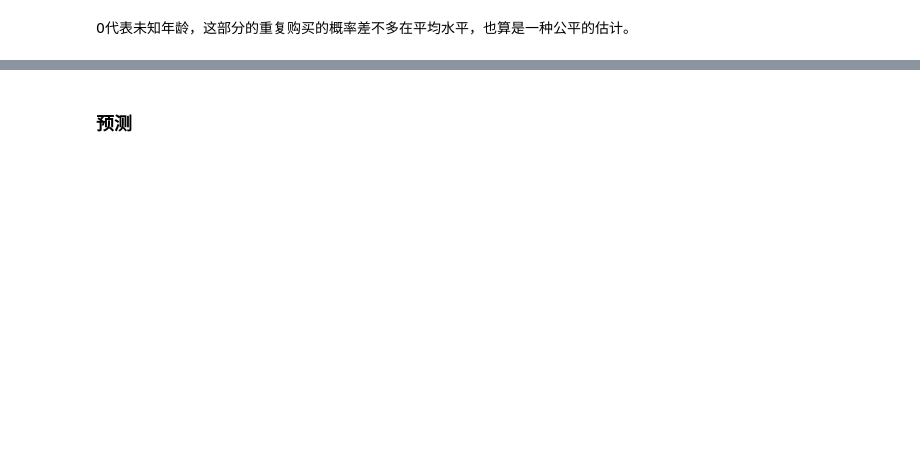
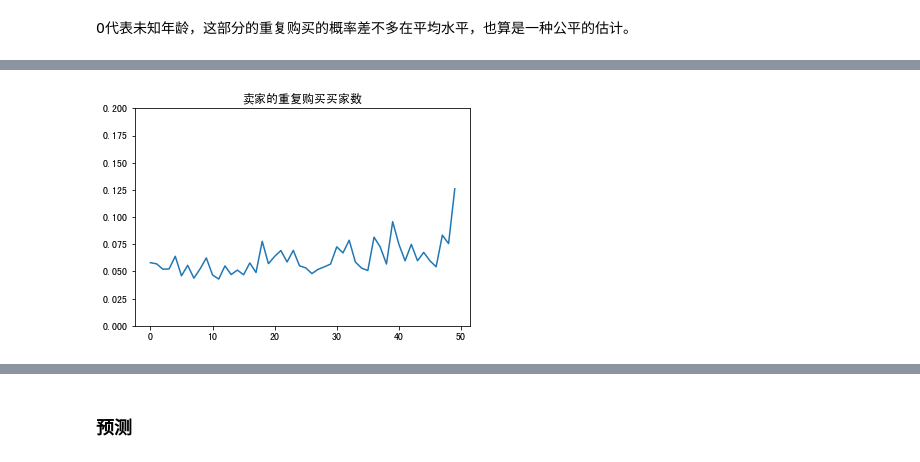
Before and after one commit to ArwenChan/notebooks, a Jupyter notebook: repeat-buyers.ipynb, the cells around one changed output, grey strips where cells are left out. Saved outputs shown, nothing was run; the diff lists cells and outputs as text; code cells hidden in the pictures; blank space fills up the shorter version.

```diff
--- a/repeat-buyers.ipynb
+++ b/repeat-buyers.ipynb
@@ -289,0 +192,5 @@ train_habit_user_group = train_user_habit[['user_id', 'activity_log']].groupby('
+# %%
+bins_data = pd.qcut(new_train['seller_repeat_buyers'], 50, labels=False, duplicates='drop')
+repeat_buyers_data = pd.crosstab(bins_data, new_train['label'], margins=True)
+repeat_buyers_data['repeat_percent'] = repeat_buyers_data[1] / repeat_buyers_data['All']
+repeat_buyers_data
@@ -289,0 +216,7 @@ train_habit_user_group = train_user_habit[['user_id', 'activity_log']].groupby('
+# %%
+plt.plot(repeat_buyers_data.iloc[0:-1, 3])
+plt.ylim((0,0.2))
+plt.title('卖家的重复购买买家数')
+plt.show()
+# %% [output]
+[figure, added]
```
Also changed, not shown: parts of 82 cells of this notebook.
